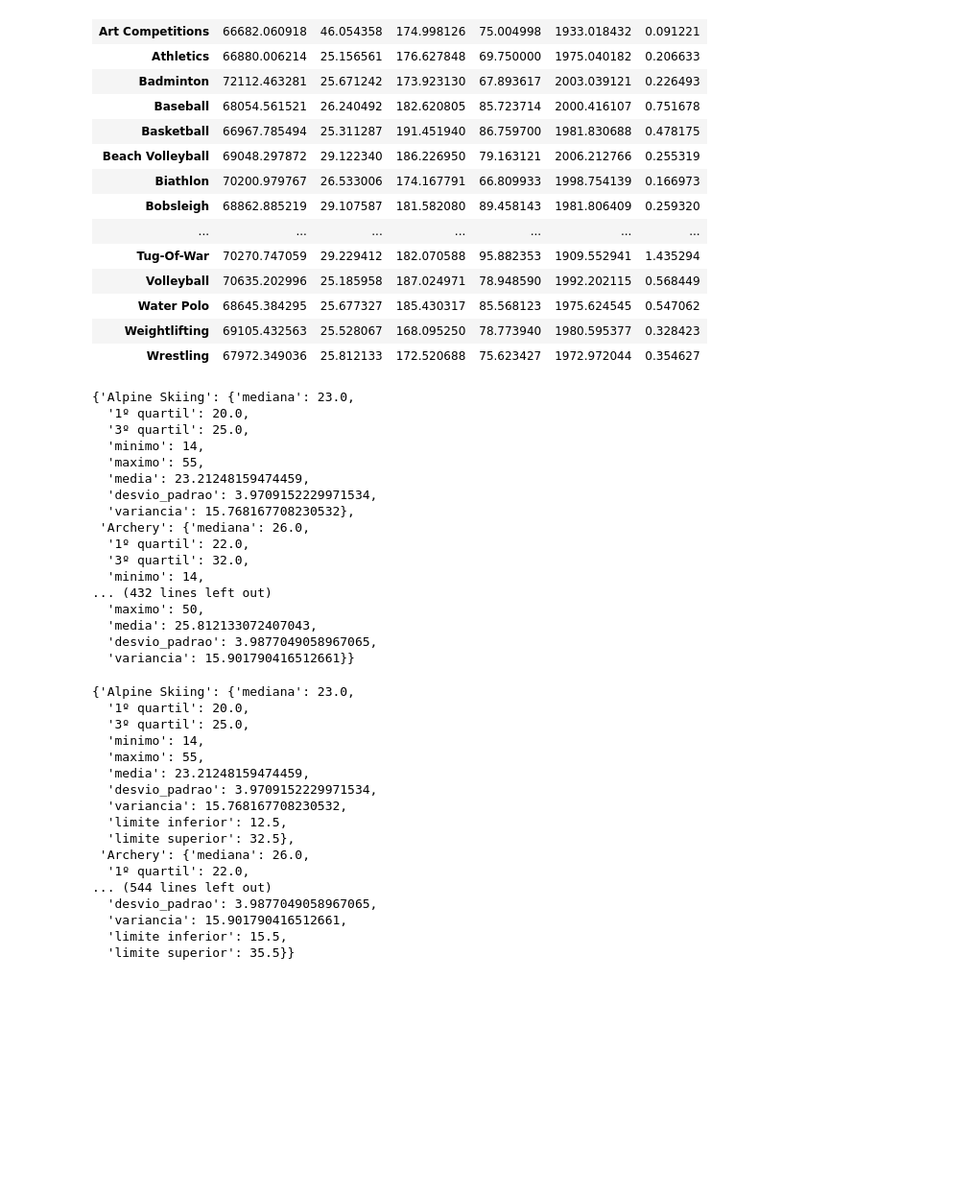
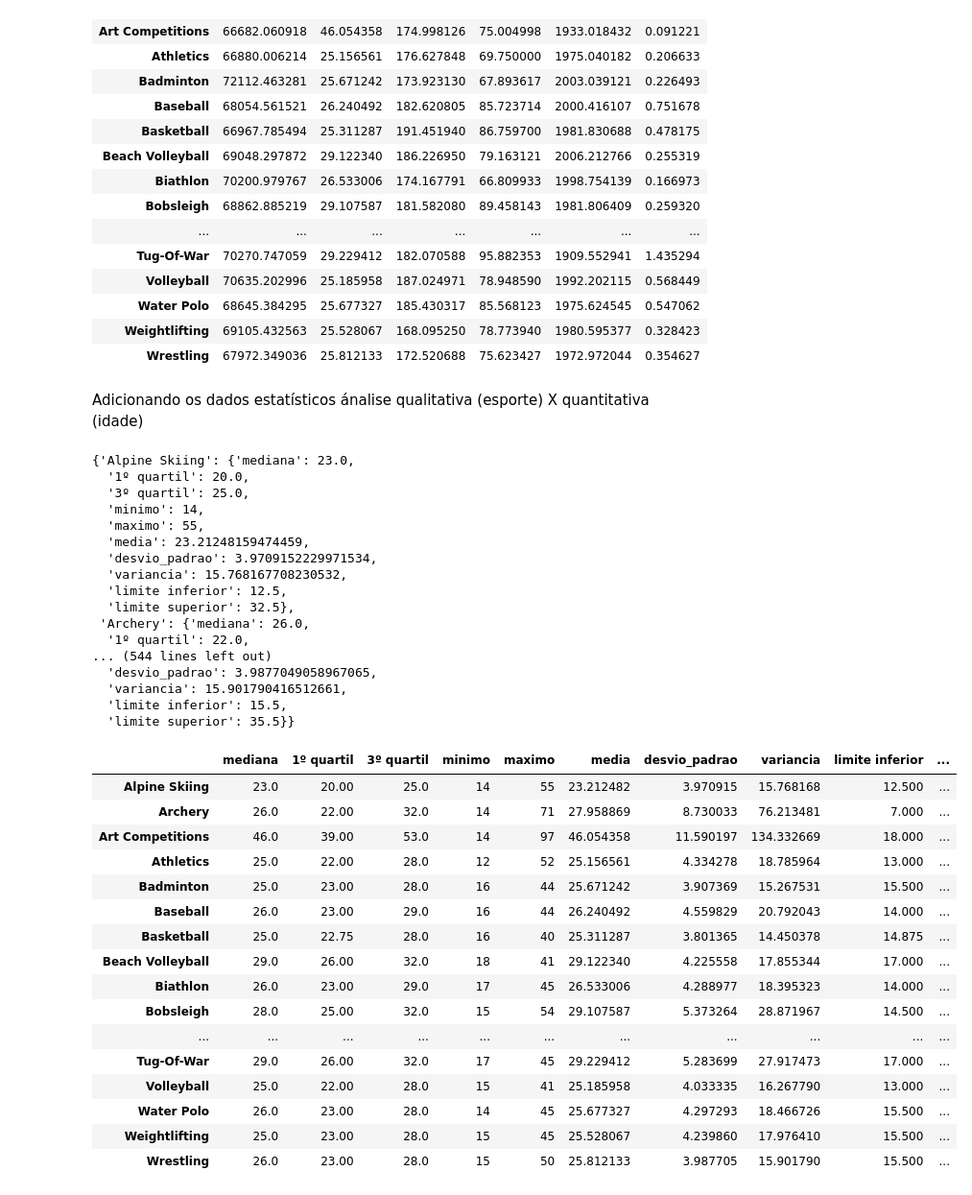
Before and after one commit to riqueu/a1-lp, a Jupyter notebook: src/noteageanalise.ipynb, the cells around one changed output. Shown at 96% size. Drawn from its saved outputs; the diff is of its cells as text; code cells hidden in the pictures; blank space fills up the shorter version.

Commit message:
discretando

```diff
--- a/src/noteageanalise.ipynb
+++ b/src/noteageanalise.ipynb
@@ -74,6 +74,8 @@ data_group_by_sport
 | Water Polo | 68645.384295 | 25.677327 | 185.430317 | 85.568123 | 1975.624545 | 0.547062 |
 | Weightlifting | 69105.432563 | 25.528067 | 168.095250 | 78.773940 | 1980.595377 | 0.328423 |
 | Wrestling | 67972.349036 | 25.812133 | 172.520688 | 75.623427 | 1972.972044 | 0.354627 |
+# %% [markdown]
+Adicionando os dados estatísticos ánalise qualitativa (esporte) X quantitativa (idade)
 # %%
 def estatisticas_idade_por_esporte(df: pd.DataFrame) -> dict:
     """
@@ -114,14 +116,14 @@ def estatisticas_idade_por_esporte(df: pd.DataFrame) -> dict:
         estatisticas[sport]['desvio_padrao'] = idade.std()
         estatisticas[sport]['variancia'] = idade.var()
 
-        # #  Calculando os limites inferiores e superiores com base da idade
-        # interquartil = idade.quantile(0.75) - idade.quantile(0.25)
-        # limite_inferior = idade.quantile(0.25) - interquartil*1,5
-        # limite_superior = idade.quantile(0.75) + interquartil*1,5
+        #  Calculando os limites inferiores e superiores com base da idade
+        interquartil = idade.quantile(0.75) - idade.quantile(0.25)
+        limite_inferior = idade.quantile(0.25) - interquartil*1.5
+        limite_superior = idade.quantile(0.75) + interquartil*1.5
 
-        # estatisticas[sport]['limite inferior'] = limite_inferior
-        # estatisticas[sport]['limite superior'] = limite_superior
-
+        # Por serem variáveis discretas
+        estatisticas[sport]['limite inferior'] = round(limite_inferior)
+        estatisticas[sport]['limite superior'] = round(limite_superior)
 
 
     return estatisticas
@@ -136,13 +138,13 @@ estatisticas
   'maximo': 55,
   'media': 23.21248159474459,
   'desvio_padrao': 3.9709152229971534,
-  'variancia': 15.768167708230532},
+  'variancia': 15.768167708230532,
+  'limite inferior': 12.5,
+  'limite superior': 32.5},
  'Archery': {'mediana': 26.0,
   '1º quartil': 22.0,
-  '3º quartil': 32.0,
-  'minimo': 14,
-... (432 lines left out)
-  'maximo': 50,
-  'media': 25.812133072407043,
+... (544 lines left out)
   'desvio_padrao': 3.9877049058967065,
-  'variancia': 15.901790416512661}}
+  'variancia': 15.901790416512661,
+  'limite inferior': 15.5,
+  'limite superior': 35.5}}
@@ -178,20 +151,21 @@ def calculando_limites(dicio_estatisticas: dict) -> dict:
-# %%
-calculando_limites(estatisticas)
-# %% [output]
-{'Alpine Skiing': {'mediana': 23.0,
-  '1º quartil': 20.0,
-  '3º quartil': 25.0,
-  'minimo': 14,
-  'maximo': 55,
-  'media': 23.21248159474459,
-  'desvio_padrao': 3.9709152229971534,
-  'variancia': 15.768167708230532,
-  'limite inferior': 12.5,
-  'limite superior': 32.5},
- 'Archery': {'mediana': 26.0,
-  '1º quartil': 22.0,
-... (544 lines left out)
-  'desvio_padrao': 3.9877049058967065,
-  'variancia': 15.901790416512661,
-  'limite inferior': 15.5,
-  'limite superior': 35.5}}
+# %%
+df_estatisticas = pd.DataFrame.from_dict(estatisticas, orient='index')
+df_estatisticas
+# %% [output]
+|  | mediana | 1º quartil | 3º quartil | minimo | maximo | media | desvio_padrao | variancia | limite inferior | ... |
+| Alpine Skiing | 23.0 | 20.00 | 25.0 | 14 | 55 | 23.212482 | 3.970915 | 15.768168 | 12.500 | ... |
+| Archery | 26.0 | 22.00 | 32.0 | 14 | 71 | 27.958869 | 8.730033 | 76.213481 | 7.000 | ... |
+| Art Competitions | 46.0 | 39.00 | 53.0 | 14 | 97 | 46.054358 | 11.590197 | 134.332669 | 18.000 | ... |
+| Athletics | 25.0 | 22.00 | 28.0 | 12 | 52 | 25.156561 | 4.334278 | 18.785964 | 13.000 | ... |
+| Badminton | 25.0 | 23.00 | 28.0 | 16 | 44 | 25.671242 | 3.907369 | 15.267531 | 15.500 | ... |
+| Baseball | 26.0 | 23.00 | 29.0 | 16 | 44 | 26.240492 | 4.559829 | 20.792043 | 14.000 | ... |
+| Basketball | 25.0 | 22.75 | 28.0 | 16 | 40 | 25.311287 | 3.801365 | 14.450378 | 14.875 | ... |
+| Beach Volleyball | 29.0 | 26.00 | 32.0 | 18 | 41 | 29.122340 | 4.225558 | 17.855344 | 17.000 | ... |
+| Biathlon | 26.0 | 23.00 | 29.0 | 17 | 45 | 26.533006 | 4.288977 | 18.395323 | 14.000 | ... |
+| Bobsleigh | 28.0 | 25.00 | 32.0 | 15 | 54 | 29.107587 | 5.373264 | 28.871967 | 14.500 | ... |
+| ... | ... | ... | ... | ... | ... | ... | ... | ... | ... | ... |
+| Tug-Of-War | 29.0 | 26.00 | 32.0 | 17 | 45 | 29.229412 | 5.283699 | 27.917473 | 17.000 | ... |
+| Volleyball | 25.0 | 22.00 | 28.0 | 15 | 41 | 25.185958 | 4.033335 | 16.267790 | 13.000 | ... |
+| Water Polo | 26.0 | 23.00 | 28.0 | 14 | 45 | 25.677327 | 4.297293 | 18.466726 | 15.500 | ... |
+| Weightlifting | 25.0 | 23.00 | 28.0 | 15 | 45 | 25.528067 | 4.239860 | 17.976410 | 15.500 | ... |
+| Wrestling | 26.0 | 23.00 | 28.0 | 15 | 50 | 25.812133 | 3.987705 | 15.901790 | 15.500 | ... |
```
Also changed, not shown: parts of 1 cell of this notebook.
